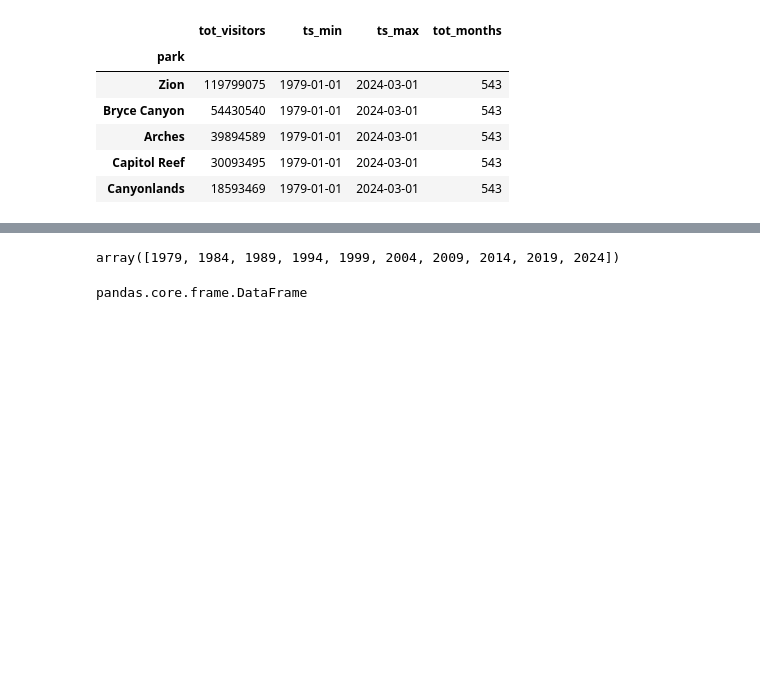
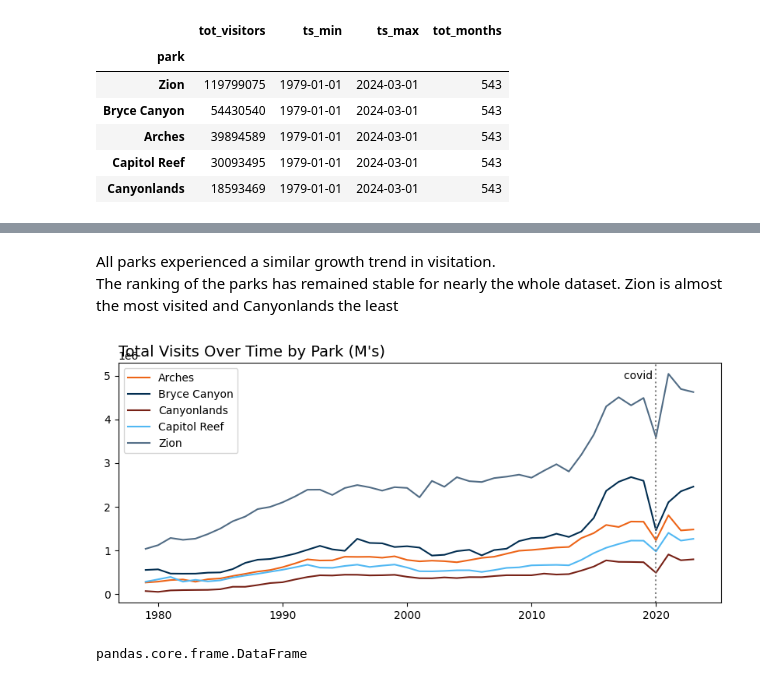
Before and after one commit to rgbuckley/utah_nps_visitation, a Jupyter notebook: Prophet.ipynb, the cells around one changed output, grey strips where cells are left out. Saved outputs shown, nothing was run; the diff lists cells and outputs as text; code cells hidden in the pictures; blank space fills up the shorter version.

```diff
--- a/Prophet.ipynb
+++ b/Prophet.ipynb
@@ -117,7 +131,42 @@ plt.show()
+# %% [markdown]
+All parks experienced a similar growth trend in visitation.
+The ranking of the parks has remained stable for nearly the whole dataset. Zion is almost the most visited and Canyonlands the least
 # %%
-visits_by_year['year'].unique()[::5]
+visits_by_year_by_park = (
+    df_visit
+    .loc[(df_visit['ts'].dt.year < 2024)] #filter current year since it's incomplete
+    .groupby([df_visit['ts'].dt.year, 'park'])
+    .agg(
+        tot_visitors=('visitors', 'sum')
+    )
+    .reset_index()
+    .rename(columns={'ts':'year'})
+)
+
+# Create the bar plot
+fig, ax = plt.subplots(figsize=(10,4))
+
+i=0
+
+for park, data in visits_by_year_by_park.groupby('park'):
+    ax.plot(data['year'], data['tot_visitors'], label=park, color=colors[i])
+    i+=1
+
+ax.set_title(
+    'Total Visits Over Time by Park (M\'s)',
+    fontsize=14,
+    loc='left'
+)
+
+ax.axvline(2020, color='gray', linestyle=':')
+ax.text(2020, 5000000, 'covid ', horizontalalignment='right', verticalalignment='center')
+
+ax.legend()
+
+# Display the plot
+plt.show()
 # %% [output]
-array([1979, 1984, 1989, 1994, 1999, 2004, 2009, 2014, 2019, 2024])
+[figure, added]
 # %%
 type(visits_by_year)
 # %% [output]
```
Also changed, not shown: parts of 3 cells of this notebook.
